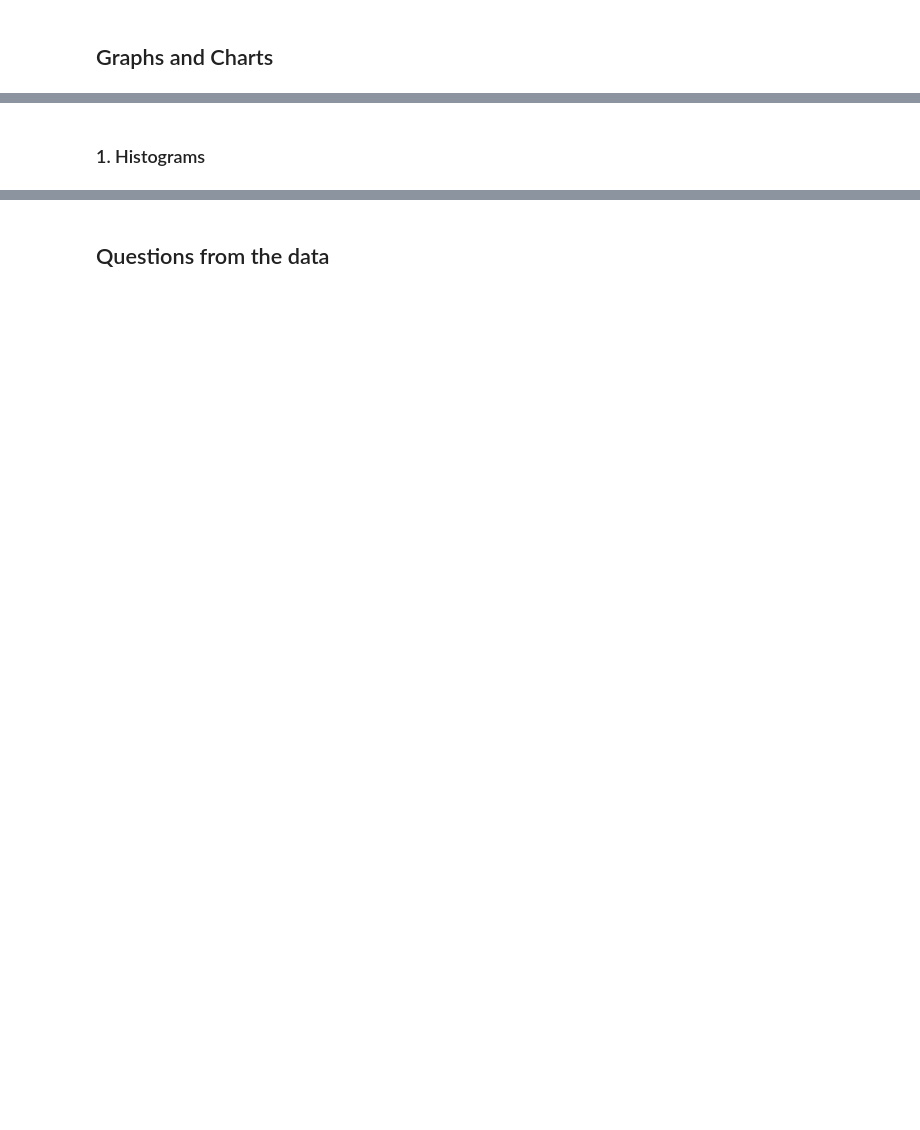
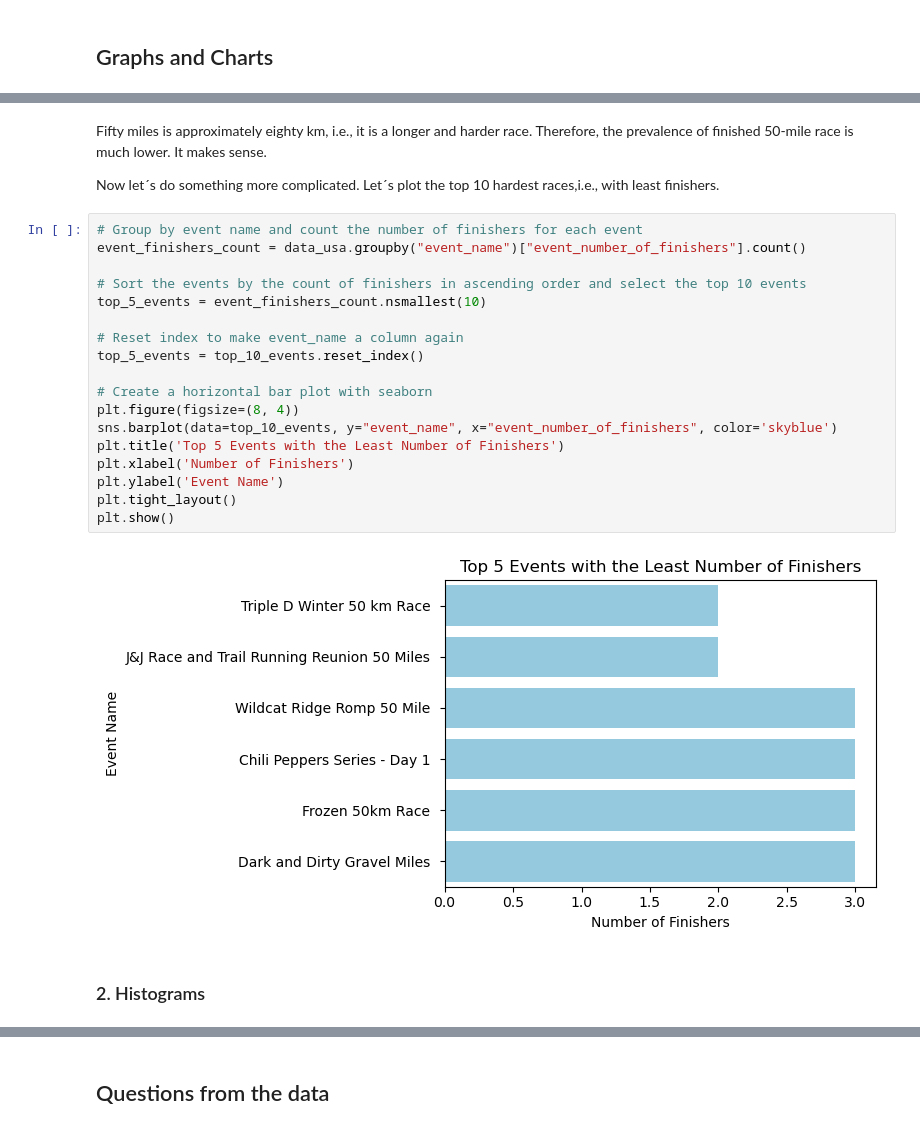
Before and after one commit to mstoychev/Data-Science-Projects, a Jupyter notebook: 0. Data Analyst Portfolio/1. Exploratory Data Analysis With Python Pandas/EDA_ultra_marathon.ipynb, the cells around one changed output, grey strips where cells are left out. Cells and saved outputs as stored; diff of their text form; blank space fills up the shorter version.

```diff
--- a/0. Data Analyst Portfolio/1. Exploratory Data Analysis With Python Pandas/EDA_ultra_marathon.ipynb
+++ b/0. Data Analyst Portfolio/1. Exploratory Data Analysis With Python Pandas/EDA_ultra_marathon.ipynb
@@ -142,3 +381,27 @@ Well done.
+# %% [markdown]
+Fifty miles is approximately eighty km, i.e., it is a longer and harder race. Therefore, the prevalence of finished 50-mile race is much lower. It makes sense.
+
+Now let´s do something more complicated. Let´s plot the top 10 hardest races,i.e., with least finishers.
+# %%
+# Group by event name and count the number of finishers for each event
+event_finishers_count = data_usa.groupby("event_name")["event_number_of_finishers"].count()
+
+# Sort the events by the count of finishers in ascending order and select the top 10 events
+top_5_events = event_finishers_count.nsmallest(10)
+
+# Reset index to make event_name a column again
+top_5_events = top_10_events.reset_index()
+
+# Create a horizontal bar plot with seaborn
+plt.figure(figsize=(8, 4))
+sns.barplot(data=top_10_events, y="event_name", x="event_number_of_finishers", color='skyblue')
+plt.title('Top 5 Events with the Least Number of Finishers')
+plt.xlabel('Number of Finishers')
+plt.ylabel('Event Name')
+plt.tight_layout()
+plt.show()
+# %% [output]
+[figure, added]
 # %% [markdown]
-### 1. Histograms
+### 2. Histograms
 # %%
```
Also changed, not shown: parts of 56 cells of this notebook.
